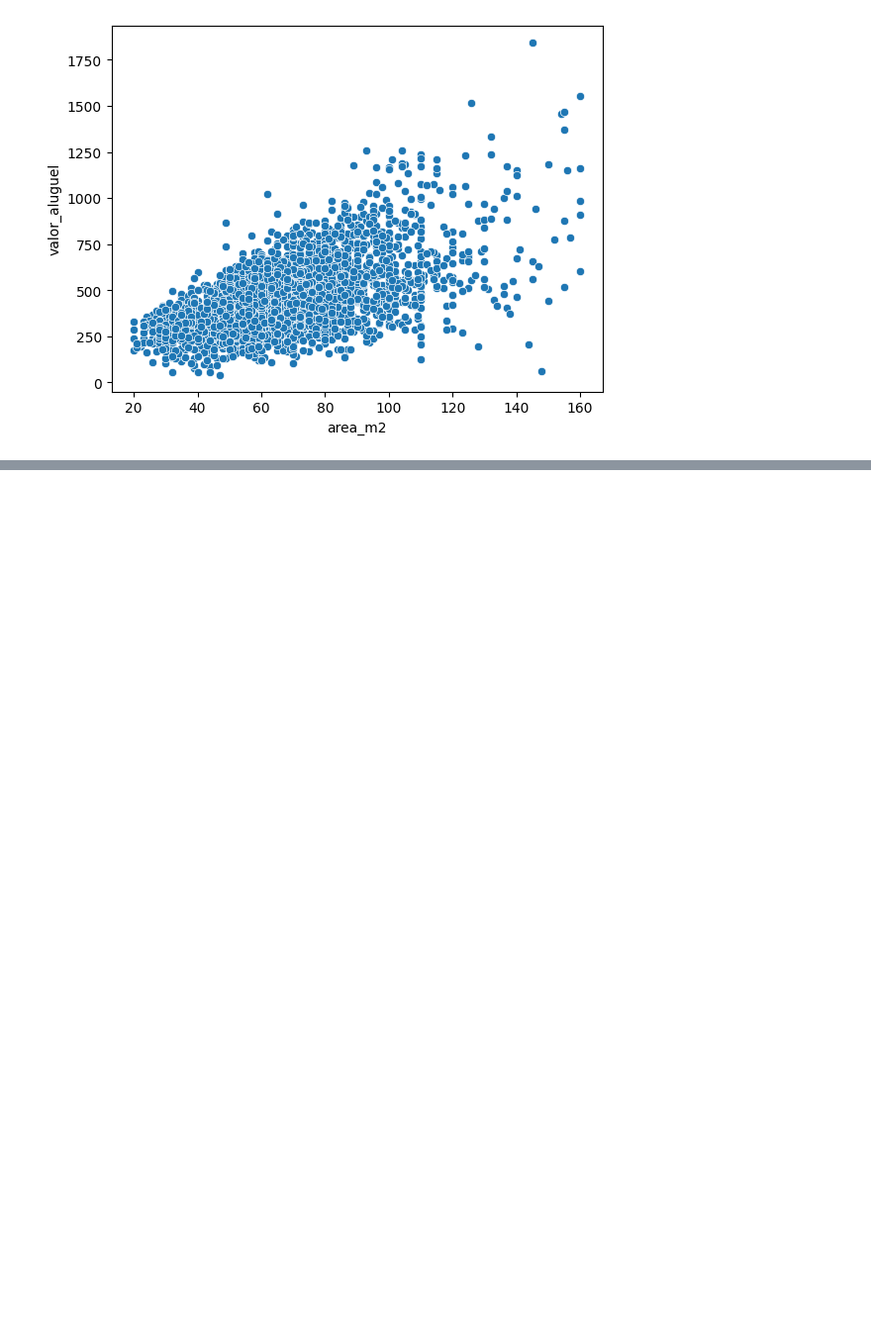
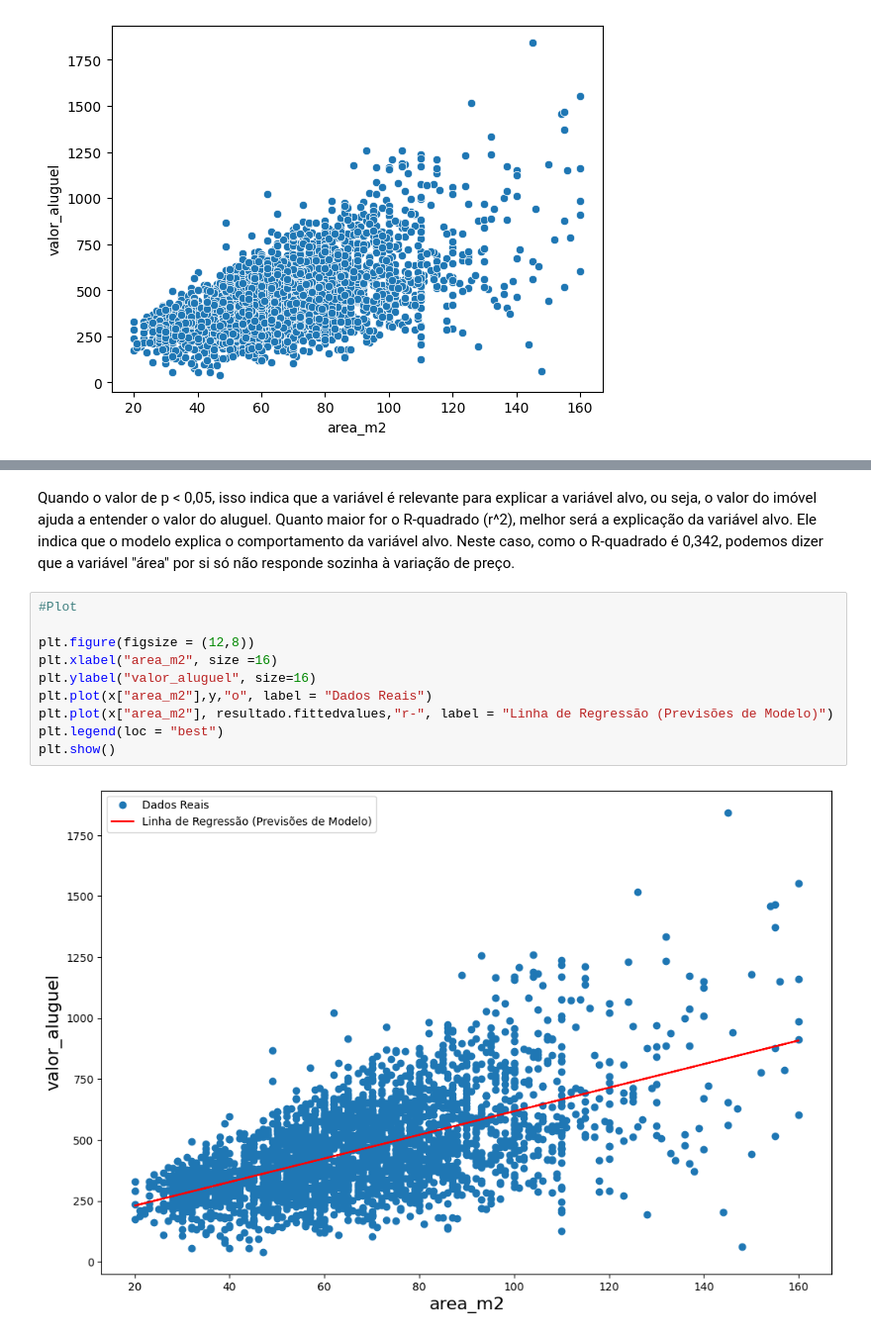
Before and after one commit to eduardamota/Pyhton-DSA, a Jupyter notebook: Cap14/DSA-Python-Cap14-Statsmodels.ipynb, the cells around one changed output, grey strips where cells are left out. Shown at 99% size. Cells and saved outputs as stored; diff of their text form; blank space fills up the shorter version.

```diff
--- a/Cap14/DSA-Python-Cap14-Statsmodels.ipynb
+++ b/Cap14/DSA-Python-Cap14-Statsmodels.ipynb
@@ -164,0 +164,14 @@ Notes:
+# %% [markdown]
+Quando o valor de p < 0,05, isso indica que a variável é relevante para explicar a variável alvo, ou seja, o valor do imóvel ajuda a entender o valor do aluguel. Quanto maior for o R-quadrado (r^2), melhor será a explicação da variável alvo. Ele indica que o modelo explica o comportamento da variável alvo. Neste caso, como o R-quadrado é 0,342, podemos dizer que a variável "área" por si só não responde sozinha à variação de preço.
+# %%
+#Plot
+
+plt.figure(figsize = (12,8))
+plt.xlabel("area_m2", size =16)
+plt.ylabel("valor_aluguel", size=16)
+plt.plot(x["area_m2"],y,"o", label = "Dados Reais")
+plt.plot(x["area_m2"], resultado.fittedvalues,"r-", label = "Linha de Regressão (Previsões de Modelo)")
+plt.legend(loc = "best")
+plt.show()
+# %% [output]
+[figure, added]
```
Also changed, not shown: parts of 19 cells of this notebook.
